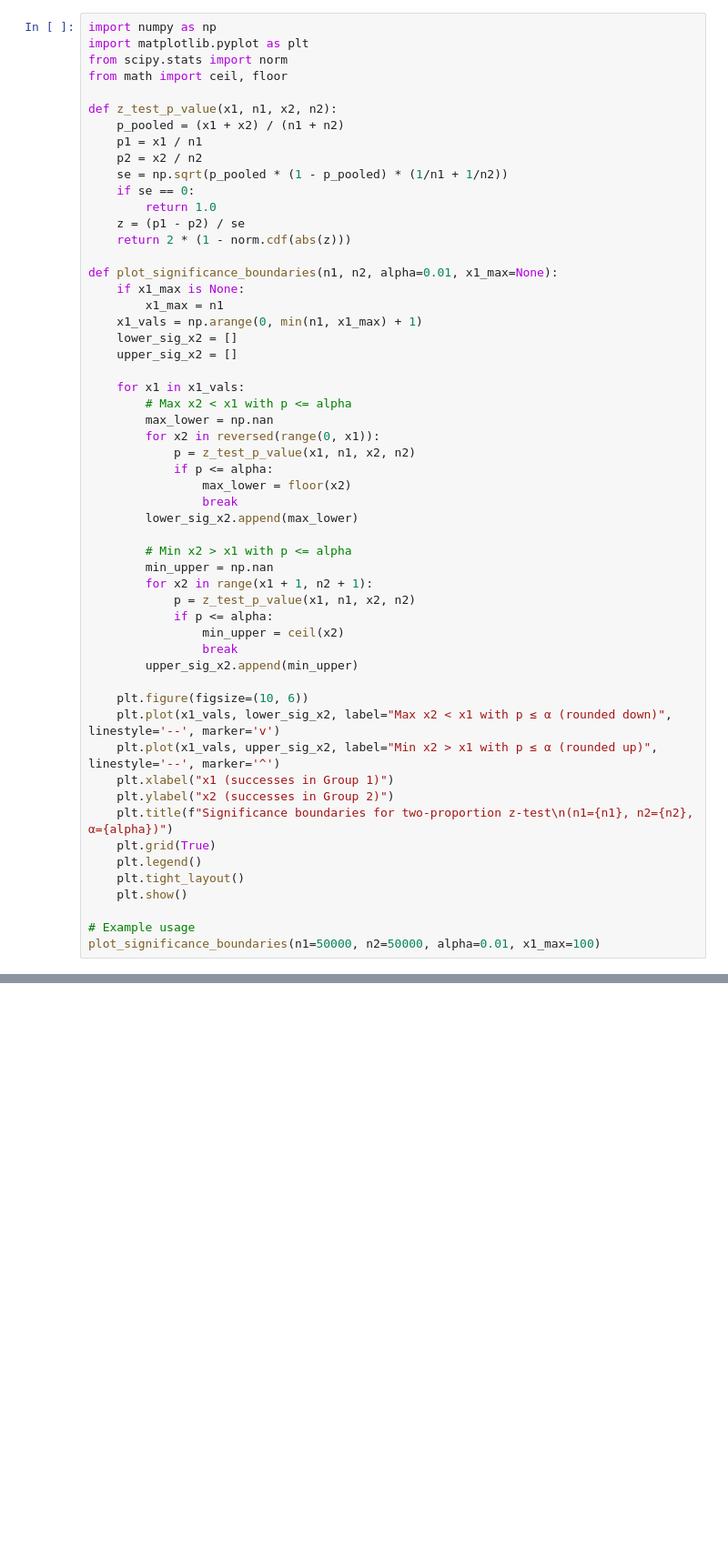
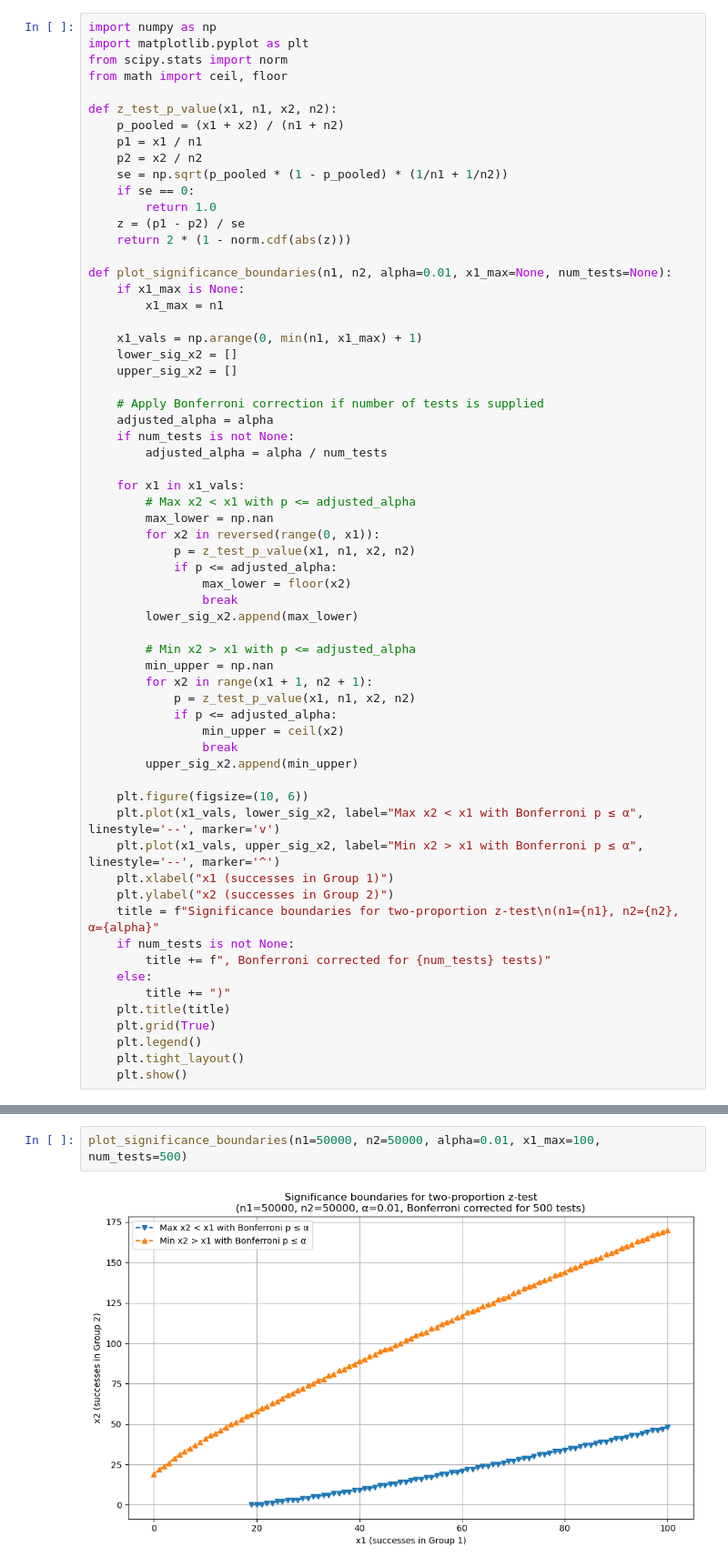
Before and after one commit to mriffle/proportions-test-power-analysis-notebook, a Jupyter notebook: power-analysis.ipynb, the cells around one changed output, grey strips where cells are left out. Shown: that part at 91% size. Cells and saved outputs as stored; diff of their text form; blank space fills up the shorter version.

Commit message:
add bonferroni correction

```diff
--- a/power-analysis.ipynb
+++ b/power-analysis.ipynb
@@ -14,42 +14,50 @@ def z_test_p_value(x1, n1, x2, n2):
     z = (p1 - p2) / se
     return 2 * (1 - norm.cdf(abs(z)))
 
-def plot_significance_boundaries(n1, n2, alpha=0.01, x1_max=None):
+def plot_significance_boundaries(n1, n2, alpha=0.01, x1_max=None, num_tests=None):
     if x1_max is None:
         x1_max = n1
+
     x1_vals = np.arange(0, min(n1, x1_max) + 1)
     lower_sig_x2 = []
     upper_sig_x2 = []
 
+    # Apply Bonferroni correction if number of tests is supplied
+    adjusted_alpha = alpha
+    if num_tests is not None:
+        adjusted_alpha = alpha / num_tests
+
     for x1 in x1_vals:
-        # Max x2 < x1 with p <= alpha
+        # Max x2 < x1 with p <= adjusted_alpha
         max_lower = np.nan
         for x2 in reversed(range(0, x1)):
             p = z_test_p_value(x1, n1, x2, n2)
-            if p <= alpha:
+            if p <= adjusted_alpha:
                 max_lower = floor(x2)
                 break
         lower_sig_x2.append(max_lower)
 
-        # Min x2 > x1 with p <= alpha
+        # Min x2 > x1 with p <= adjusted_alpha
         min_upper = np.nan
         for x2 in range(x1 + 1, n2 + 1):
             p = z_test_p_value(x1, n1, x2, n2)
-            if p <= alpha:
+            if p <= adjusted_alpha:
                 min_upper = ceil(x2)
                 break
         upper_sig_x2.append(min_upper)
 
     plt.figure(figsize=(10, 6))
-    plt.plot(x1_vals, lower_sig_x2, label="Max x2 < x1 with p ≤ α (rounded down)", linestyle='--', marker='v')
-    plt.plot(x1_vals, upper_sig_x2, label="Min x2 > x1 with p ≤ α (rounded up)", linestyle='--', marker='^')
+    plt.plot(x1_vals, lower_sig_x2, label="Max x2 < x1 with Bonferroni p ≤ α", linestyle='--', marker='v')
+    plt.plot(x1_vals, upper_sig_x2, label="Min x2 > x1 with Bonferroni p ≤ α", linestyle='--', marker='^')
     plt.xlabel("x1 (successes in Group 1)")
     plt.ylabel("x2 (successes in Group 2)")
-    plt.title(f"Significance boundaries for two-proportion z-test\n(n1={n1}, n2={n2}, α={alpha})")
+    title = f"Significance boundaries for two-proportion z-test\n(n1={n1}, n2={n2}, α={alpha}"
+    if num_tests is not None:
+        title += f", Bonferroni corrected for {num_tests} tests)"
+    else:
+        title += ")"
+    plt.title(title)
     plt.grid(True)
     plt.legend()
     plt.tight_layout()
     plt.show()
-
-# Example usage
-plot_significance_boundaries(n1=50000, n2=50000, alpha=0.01, x1_max=100)
@@ -57,0 +68,4 @@ plot_significance_boundaries(n1=50000, n2=50000, alpha=0.01, x1_max=100)
+# %%
+plot_significance_boundaries(n1=50000, n2=50000, alpha=0.01, x1_max=100, num_tests=500)
+# %% [output]
+[figure, added]
```
Also changed, not shown: parts of 2 cells of this notebook.
